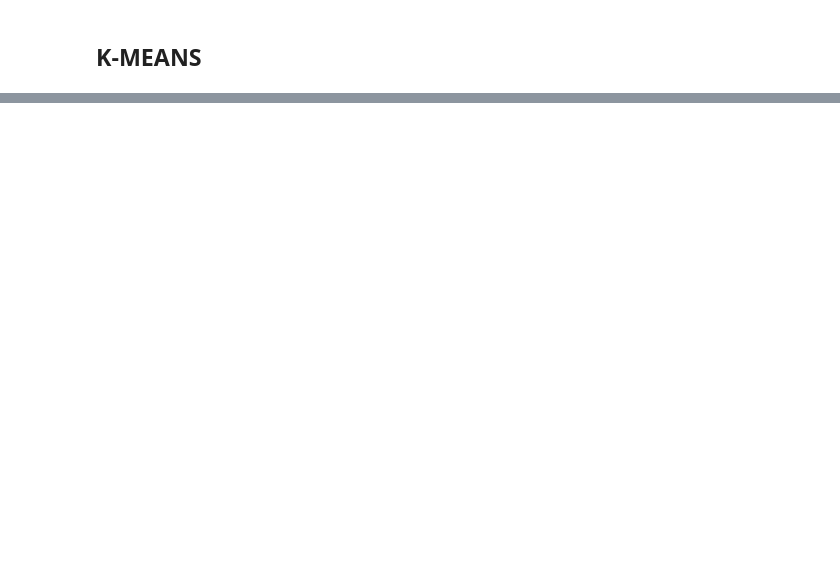
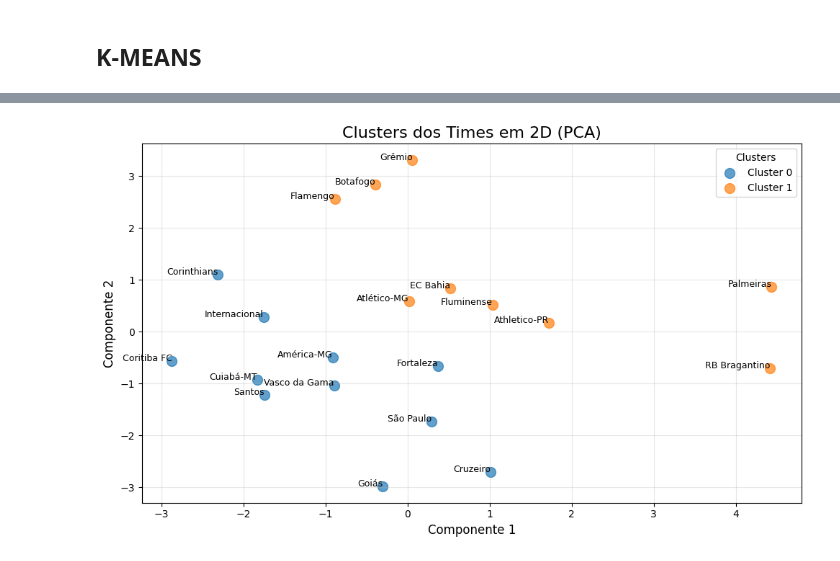
Before and after one commit to gbmartins9/Ranking-Brasileirao-CoCADa, a Jupyter notebook: cocada.ipynb, the cells around one changed output, grey strips where cells are left out. Cells and saved outputs as stored; diff of their text form; code cells hidden in the pictures; blank space fills up the shorter version.

```diff
--- a/cocada.ipynb
+++ b/cocada.ipynb
@@ -861,2 +657,0 @@ A,b
-# %%
-x,_,_,_ = np.linalg.lstsq(A, b, rcond=None)
@@ -1163,3 +918,39 @@ fig = px.scatter_3d(
 fig.show()
 # %% [output]
 [interactive output not drawn]
+# %%
+pca = PCA(n_components=2)
+reduced_data_2d = pca.fit_transform(df_medias.drop(columns=['time', 'cluster']))
+
+df_plot = pd.DataFrame(reduced_data_2d, columns=['Componente 1', 'Componente 2'])
+df_plot['time'] = df_medias['time']
+df_plot['cluster'] = df_medias['cluster']
+
+colors = ['red', 'blue', 'green', 'purple', 'orange']
+
+plt.figure(figsize=(10, 6))
+for cluster_id in df_plot['cluster'].unique():
+    cluster_data = df_plot[df_plot['cluster'] == cluster_id]
+    plt.scatter(
+        cluster_data['Componente 1'],
+        cluster_data['Componente 2'],
+        label=f'Cluster {cluster_id}',
+        alpha=0.7,
+        s=100  # Tamanho dos pontos
+    )
+
+for _, row in df_plot.iterrows():
+    plt.text(
+        row['Componente 1'], row['Componente 2'],
+        row['time'], fontsize=9, ha='right'
+    )
+
+plt.title('Clusters dos Times em 2D (PCA)', fontsize=16)
+plt.xlabel('Componente 1', fontsize=12)
+plt.ylabel('Componente 2', fontsize=12)
+plt.legend(title="Clusters", fontsize=10)
+plt.grid(alpha=0.3)
+plt.tight_layout()
+plt.show()
+# %% [output]
+[figure, added]
```
Also changed, not shown: parts of 47 cells of this notebook.
